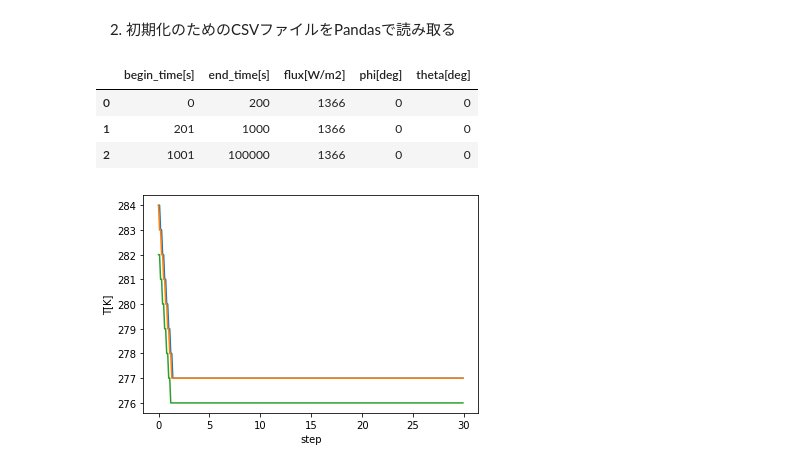
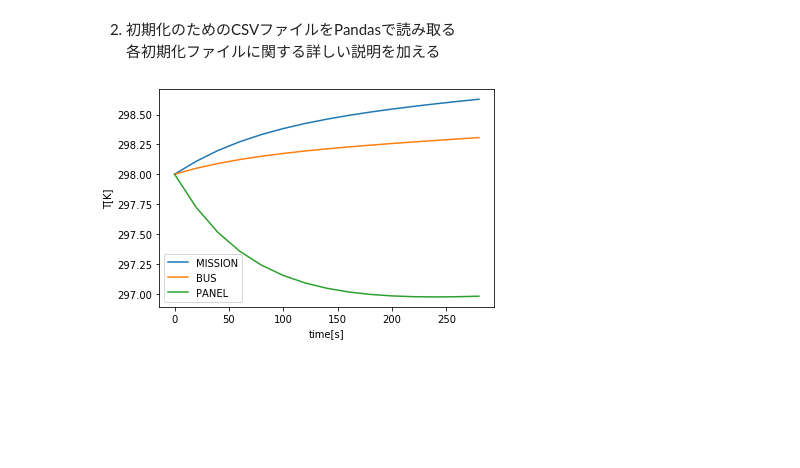
Before and after one commit to ShingoNishimoto/Thermal_analysis, a Jupyter notebook: Thermal_analysis.ipynb, the cells around one changed output. Saved outputs shown, nothing was run; the diff lists cells and outputs as text; code cells hidden in the pictures; blank space fills up the shorter version.

```diff
--- a/Thermal_analysis.ipynb
+++ b/Thermal_analysis.ipynb
@@ -255,6 +268,7 @@ def Plot(ther_eq):
     plt.savefig("../figure/T.png")
 # %% [markdown]
 2. 初期化のためのCSVファイルをPandasで読み取る
+各初期化ファイルに関する詳しい説明を加える
 # %%
 Cij = pd.read_csv('thermal_config/Cij.csv', index_col=0) #各ノードについて
 mission_area = pd.read_csv('thermal_config/area_properties/MISSION.csv', index_col=0)
@@ -280,41 +294,36 @@ for i in range(len(view_key2)):
     view_prop[view_key2[i]] = view_values
 #print(view_prop)
 #view_prop = pd.read_csv('thermal_config/view_properties.csv', index_col=0)
-view_prop
+#view_prop
 #bus_area
 #phys_prop
-solar_flux
+#solar_flux
-# %% [output]
-|  | begin_time[s] | end_time[s] | flux[W/m2] | phi[deg] | theta[deg] |
-| 0 | 0 | 200 | 1366 | 0 | 0 |
-| 1 | 201 | 1000 | 1366 | 0 | 0 |
-| 2 | 1001 | 100000 | 1366 | 0 | 0 |
 # %%
-size = (0.10, 0.20, 0.30) #m 6U
-SC_temperature = (25.0 + 273,) #K
+#size = (0.10, 0.20, 0.30) #m 6U
+#SC_temperature = (25.0 + 273,) #K
 
 Unv_node_num = 1
 Unv_temperature = (-270 + 273,) #K
 
 #Envにおけるheatをしっかり定義，このフラックス方向の変化刻みと伝搬における刻み幅は独立させる．
 fluxes = [solar_flux]
 
-dt = 0.1 #[s]
-step = 300
+dt = 20 #[s]
+step = 15
 
 MISSION = Component("MISSION", mission_area)
 BUS = Component("BUS", bus_area)
 PANEL = Component("PANEL", panel_area)
 
 compo_l = [MISSION, BUS, PANEL]
 
 SC = Spacecraft(Cij, in_out_prop, view_prop, phys_prop, compo_l)
 #print(SC.node)
 Env = Environment(Unv_node_num, fluxes, Unv_temperature)
 #Node()
 Ther_eq = Thermal_equation(SC, Env, dt, step)
 Ther_eq.solve()
 #print(Ther_eq.f())
 Plot(Ther_eq)
 # %% [output]
-[figure, old version]
+[figure, new version]
```
Also changed, not shown: parts of 4 cells of this notebook, 1 other file.
